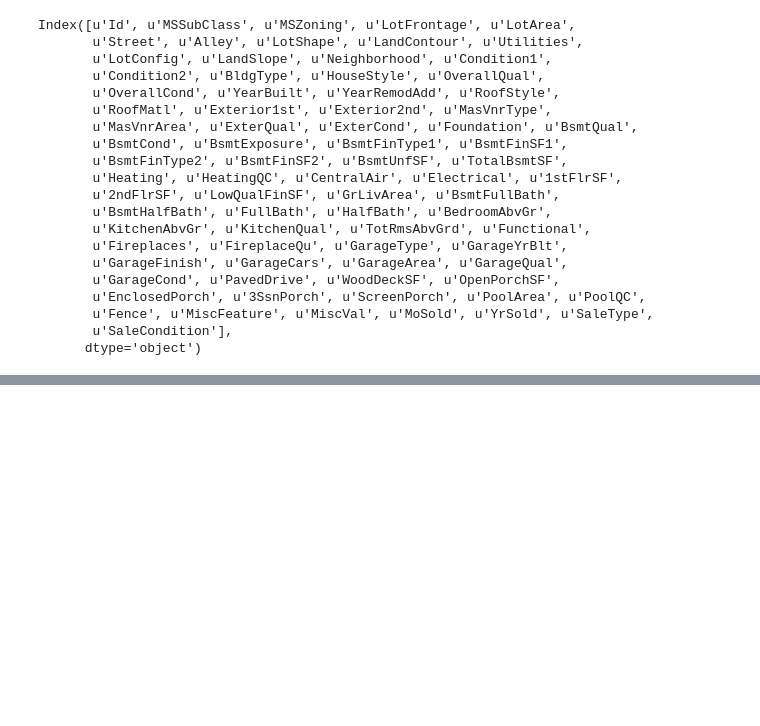
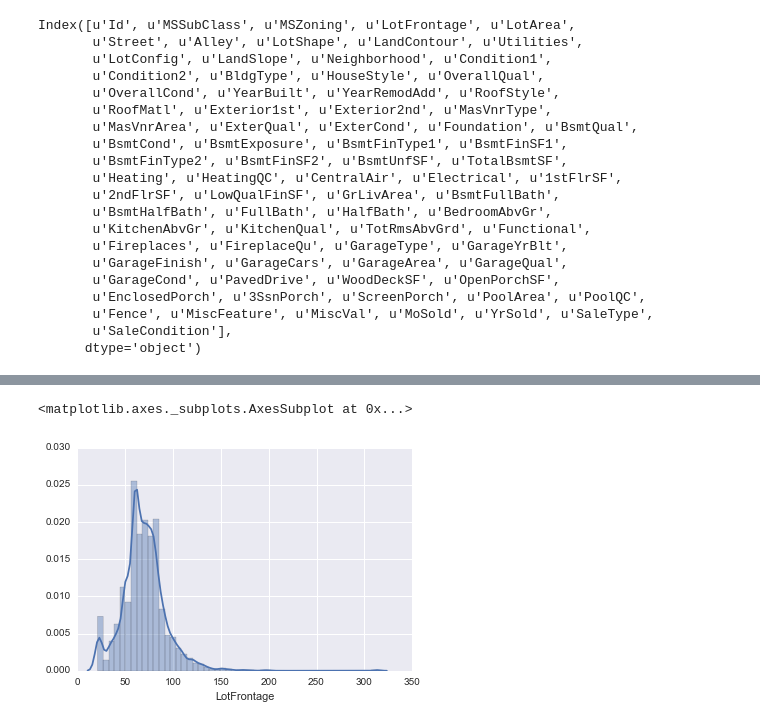
Before and after one commit to csk273/HousePrice, a Jupyter notebook: House price/Predicting Houseprices.ipynb, the cells around one changed output, grey strips where cells are left out. Saved outputs shown, nothing was run; the diff lists cells and outputs as text; code cells hidden in the pictures; blank space fills up the shorter version.

```diff
--- a/House price/Predicting Houseprices.ipynb
+++ b/House price/Predicting Houseprices.ipynb
@@ -231,0 +272,9 @@ Index([u'Id', u'MSSubClass', u'MSZoning', u'LotFrontage', u'LotArea',
+# %%
+df.loc[(2216,2904),'MSZoning'] = 'RL'
+df.loc[(1915,2250),'MSZoning'] = 'RM'
+# %%
+gm = df.loc[df['LotFrontage'].notnull(),['LotFrontage','LotArea']]
+sns.distplot(gm['LotFrontage'])
+# %% [output]
+<matplotlib.axes._subplots.AxesSubplot at 0x...>
+[figure, added]
```
Also changed, not shown: parts of 5 cells of this notebook.
